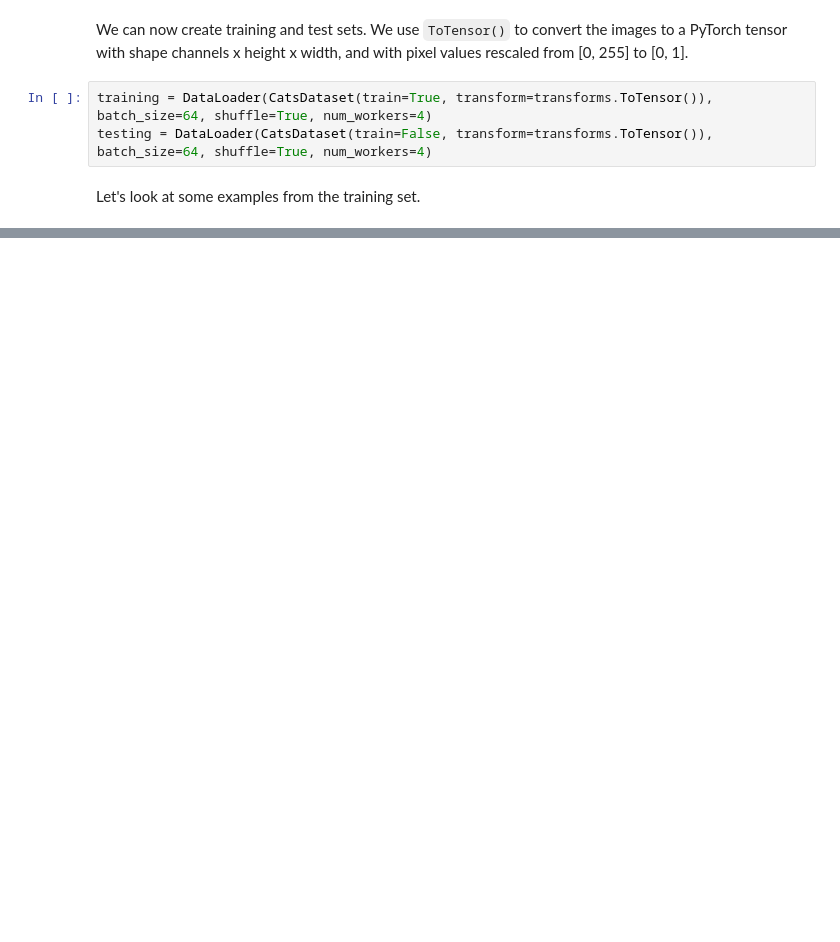
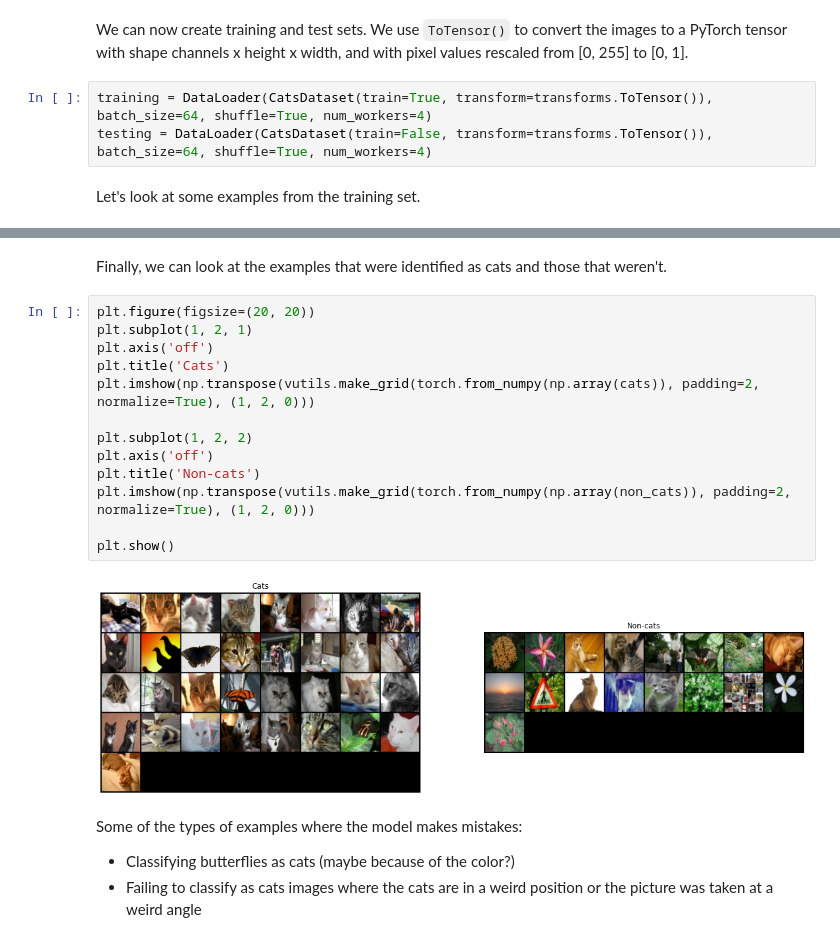
Before and after one commit to rey-allan/deep-learning-mini-projects, a Jupyter notebook: feed_forward/cat_classification.ipynb, the cells around one changed output, grey strips where cells are left out. Cells and saved outputs as stored; diff of their text form; blank space fills up the shorter version.

```diff
--- a/feed_forward/cat_classification.ipynb
+++ b/feed_forward/cat_classification.ipynb
@@ -72,0 +231,22 @@ plt.imshow(np.transpose(vutils.make_grid(batch[0], padding=2, normalize=True), (
+# %% [markdown]
+Finally, we can look at the examples that were identified as cats and those that weren't.
+# %%
+plt.figure(figsize=(20, 20))
+plt.subplot(1, 2, 1)
+plt.axis('off')
+plt.title('Cats')
+plt.imshow(np.transpose(vutils.make_grid(torch.from_numpy(np.array(cats)), padding=2, normalize=True), (1, 2, 0)))
+
+plt.subplot(1, 2, 2)
+plt.axis('off')
+plt.title('Non-cats')
+plt.imshow(np.transpose(vutils.make_grid(torch.from_numpy(np.array(non_cats)), padding=2, normalize=True), (1, 2, 0)))
+
+plt.show()
+# %% [output]
+[figure, added]
+# %% [markdown]
+Some of the types of examples where the model makes mistakes:
+
+- Classifying butterflies as cats (maybe because of the color?)
+- Failing to classify as cats images where the cats are in a weird position or the picture was taken at a weird angle
```
Also changed, not shown: parts of 13 cells of this notebook, 2 other files.
